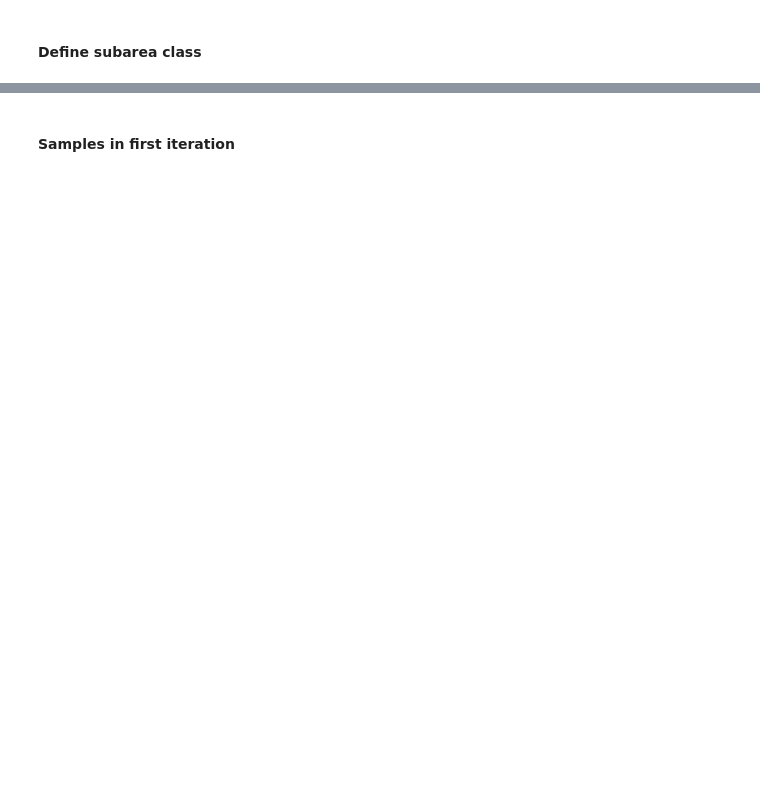
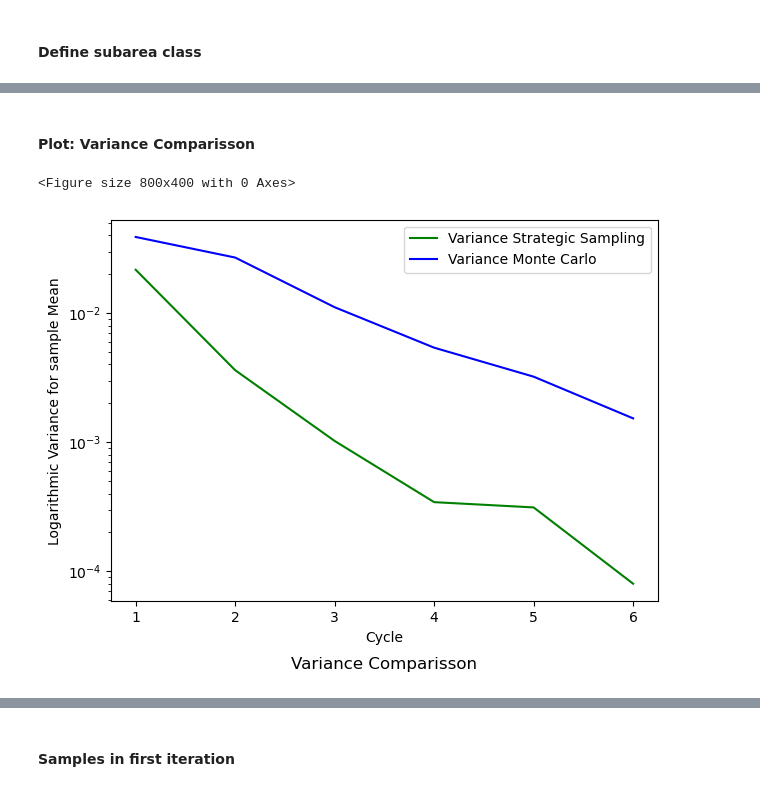
Before and after one commit to kuj24824/stochastic-simulations, a Jupyter notebook: Task_4.ipynb, the cells around one changed output, grey strips where cells are left out. Saved outputs shown, nothing was run; the diff lists cells and outputs as text; code cells hidden in the pictures; blank space fills up the shorter version.

```diff
--- a/Task_4.ipynb
+++ b/Task_4.ipynb
@@ -339,0 +314,21 @@ plt.show()
+# %% [markdown]
+#### Plot: Variance Comparisson
+# %%
+
+
+plt.figure(figsize=(8, 4))
+fig, ax = plt.subplots(1)
+plt.semilogy(x_axis,var_area_estimate_ss,"g-",label ="Variance Strategic Sampling")
+plt.semilogy(x_axis,var_area_estimate_mc,"b-",label ="Variance Monte Carlo")
+#plt.ylim(-2,2)
+#plt.xlim(-2,2)
+plt.title("Variance Comparisson", y=-0.2)
+plt.ylabel("Logarithmic Variance for sample Mean")
+plt.xlabel("Cycle")
+plt.legend()
+plt.tight_layout()
+fig.savefig('logvariance_diff.png', dpi=300)
+plt.show()
+# %% [output]
+<Figure size 800x400 with 0 Axes>
+[figure, added]
```
Also changed, not shown: parts of 34 cells of this notebook, 10 other files.
